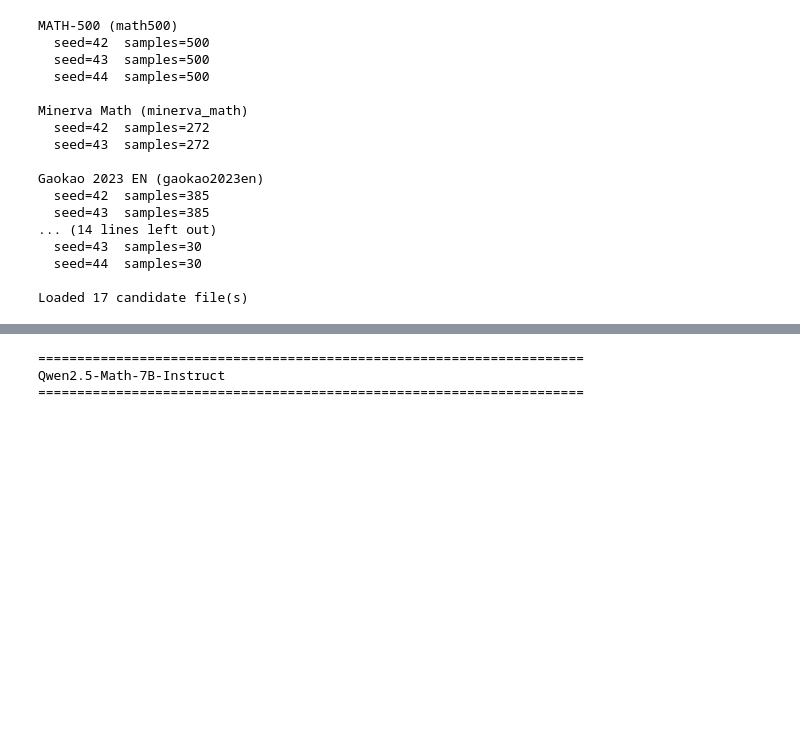
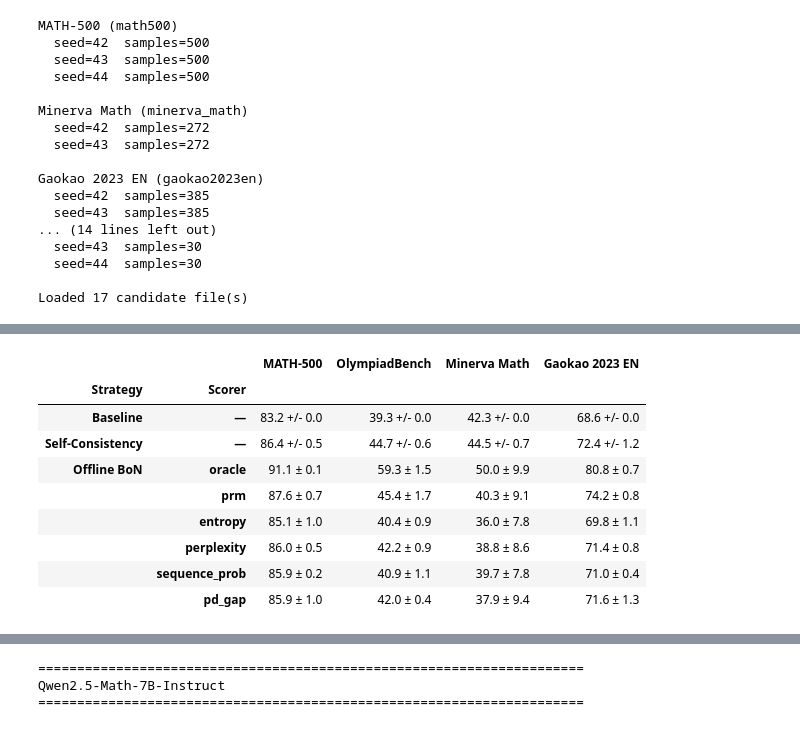
Before and after one commit to IINemo/llm-tts-service, a Jupyter notebook: notebooks/wandb_results_analysis.ipynb, the cells around one changed output, grey strips where cells are left out. Saved outputs shown, nothing was run; the diff lists cells and outputs as text; code cells hidden in the pictures; blank space fills up the shorter version.

```diff
--- a/notebooks/wandb_results_analysis.ipynb
+++ b/notebooks/wandb_results_analysis.ipynb
@@ -3508,52 +3495,61 @@ bon_agg_df["accuracy_fmt"] = bon_agg_df.apply(
     axis=1,
 )
 
+bon_agg_df["strategy"] = "offline_best_of_n"
+
 print(f"Aggregated: {len(bon_agg_df)} rows")
 print(f"Datasets:   {sorted(bon_agg_df['dataset'].unique())}")
 print(f"Scorers:    {sorted(bon_agg_df['scorer'].unique())}")
 print(f"Windows:    {sorted(bon_agg_df['window'].unique(), key=lambda w: (0, int(w)) if w != 'all' else (1, 0))}")
 
-# Quick sanity check: show window=all, aggregation=mean — with baseline for reference
-_bon_check = (
-    bon_agg_df[
-        (bon_agg_df["window"] == "all") & (bon_agg_df["aggregation"].isin(["mean", "—"]))
-    ][["dataset", "scorer", "accuracy_fmt"]]
-    .pivot(index="scorer", columns="dataset", values="accuracy_fmt")
-)
+# Sanity check: show window=all, aggregation=mean — with baseline/self-consistency for reference
+# Uses same (Strategy, Scorer) MultiIndex format as unified results tables
 
-# Add baseline and self-consistency rows from wandb summary for comparison
-_baseline = agg_df[agg_df["strategy"] == "baseline"].copy()
-if not _baseline.empty:
-    _bl_row = {}
-    for ds in _bon_check.columns:
-        _bl = _baseline[_baseline["project_label"] == ds]
-        if not _bl.empty:
-            _bl_row[ds] = _bl.iloc[0].get("exact_match_fmt", "")
-    _bon_check.loc["baseline"] = _bl_row
+_bon_sub = bon_agg_df[
+    (bon_agg_df["window"] == "all") & (bon_agg_df["aggregation"].isin(["mean", "\u2014"]))
+].copy()
 
-_self_cons = agg_df[agg_df["strategy"] == "self_consistency"].copy()
-if not _self_cons.empty:
-    _sc_row = {}
-    for ds in _bon_check.columns:
-        _sc = _self_cons[_self_cons["project_label"] == ds]
-        if not _sc.empty:
-            _sc_row[ds] = _sc.iloc[0].get("exact_match_fmt", "")
-    _bon_check.loc["self-consistency"] = _sc_row
+_SCORER_ORDER = ["oracle", "prm", "entropy", "perplexity", "sequence_prob", "pd_gap"]
 
-# Reorder rows: baseline, oracle, then scorers in specified order
-_row_order = ["baseline", "self-consistency", "oracle", "entropy", "perplexity", "sequence_prob", "pd_gap", "prm"]
-_ordered = [r for r in _row_order if r in _bon_check.index]
-_remaining = [r for r in _bon_check.index if r not in _row_order]
-_bon_check = _bon_check.reindex(_ordered + _remaining)
-
-# Display per model group
 _SANITY_GROUPS = {
     "Qwen2.5-Math-7B-Instruct": ["MATH-500", "OlympiadBench", "Minerva Math", "Gaokao 2023 EN"],
     "Qwen3-8B": ["AIME 2024", "AIME 2025"],
 }
+
 for _name, _datasets in _SANITY_GROUPS.items():
-    _cols = [c for c in _datasets if c in _bon_check.columns]
-    if _cols:
-        print(f"\n{_name} (window=all, aggregation=mean)")
-        display(_bon_check[_cols])
+    rows = []
+    row_index = []
+
+    # Baseline row
+    _bl = agg_df[agg_df["strategy"] == "baseline"]
+    _bl_row = {}
+    for ds in _datasets:
+        m = _bl[_bl["project_label"] == ds]
+        _bl_row[ds] = m.iloc[0]["exact_match_fmt"] if not m.empty else ""
+    rows.append(_bl_row)
+    row_index.append(("Baseline", "\u2014"))
+
+    # Self-consistency row
+    _sc = agg_df[agg_df["strategy"] == "self_consistency"]
+    _sc_row = {}
+    for ds in _datasets:
+        m = _sc[_sc["project_label"] == ds]
+        _sc_row[ds] = m.iloc[0]["exact_match_fmt"] if not m.empty else ""
+    rows.append(_sc_row)
+    row_index.append(("Self-Consistency", "\u2014"))
+
+    # Offline BoN per-scorer rows
+    for scorer in _SCORER_ORDER:
+        _sr = _bon_sub[_bon_sub["scorer"] == scorer]
+        row = {}
+        for ds in _datasets:
+            m = _sr[_sr["dataset"] == ds]
+            row[ds] = m.iloc[0]["accuracy_fmt"] if not m.empty else ""
+        rows.append(row)
+        row_index.append(("Offline BoN", scorer))
+
+    mi = pd.MultiIndex.from_tuples(row_index, names=["Strategy", "Scorer"])
+    tbl = pd.DataFrame(rows, index=mi, columns=_datasets)
+    print(f"\n{_name} (window=all, aggregation=mean)")
+    display(style_results_table(tbl))
 # %% [output]
@@ -3560,0 +3562,10 @@ NameError: name 'bon_analysis_df' is not defined
+|  |  | MATH-500 | OlympiadBench | Minerva Math | Gaokao 2023 EN |
+| Strategy | Scorer |  |  |  |  |
+| Baseline | — | 83.2 +/- 0.0 | 39.3 +/- 0.0 | 42.3 +/- 0.0 | 68.6 +/- 0.0 |
+| Self-Consistency | — | 86.4 +/- 0.5 | 44.7 +/- 0.6 | 44.5 +/- 0.7 | 72.4 +/- 1.2 |
+| Offline BoN | oracle | 91.1 ± 0.1 | 59.3 ± 1.5 | 50.0 ± 9.9 | 80.8 ± 0.7 |
+|  | prm | 87.6 ± 0.7 | 45.4 ± 1.7 | 40.3 ± 9.1 | 74.2 ± 0.8 |
+|  | entropy | 85.1 ± 1.0 | 40.4 ± 0.9 | 36.0 ± 7.8 | 69.8 ± 1.1 |
+|  | perplexity | 86.0 ± 0.5 | 42.2 ± 0.9 | 38.8 ± 8.6 | 71.4 ± 0.8 |
+|  | sequence_prob | 85.9 ± 0.2 | 40.9 ± 1.1 | 39.7 ± 7.8 | 71.0 ± 0.4 |
+|  | pd_gap | 85.9 ± 1.0 | 42.0 ± 0.4 | 37.9 ± 9.4 | 71.6 ± 1.3 |
```
Also changed, not shown: parts of 9 cells of this notebook.
